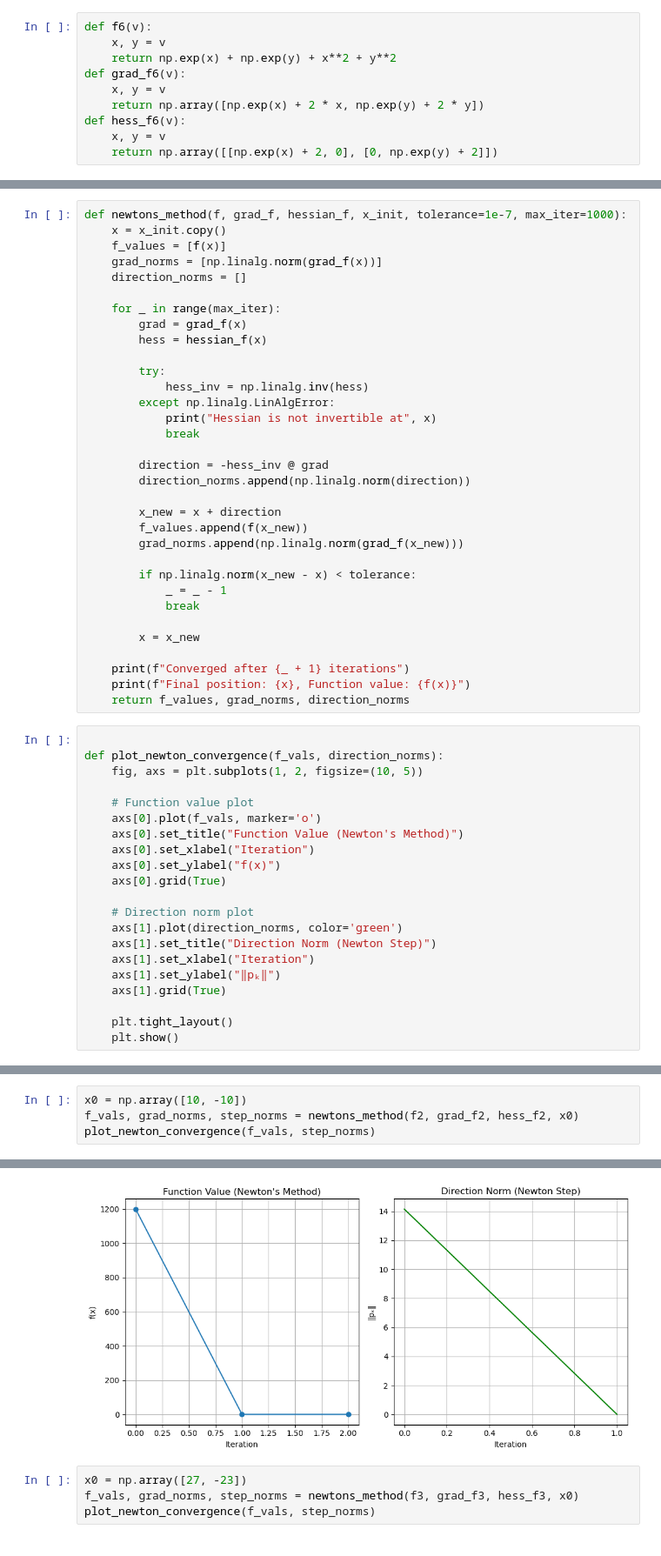
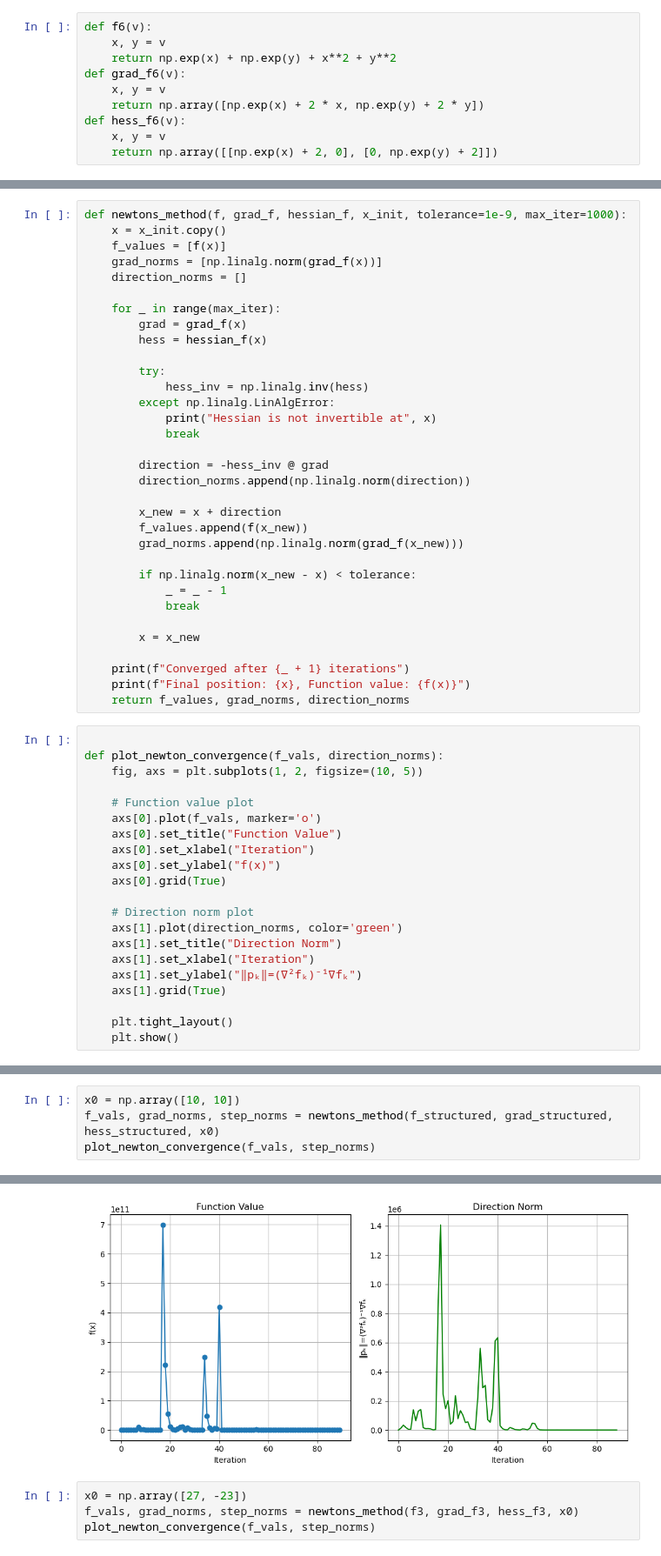
Before and after one commit to Devang420/Summer-Project, a Jupyter notebook: newtons.ipynb, the cells around one changed output, grey strips where cells are left out. Shown: that part at 87% size. Drawn from its saved outputs; the diff is of its cells as text.

```diff
--- a/newtons.ipynb
+++ b/newtons.ipynb
@@ -58,5 +113,5 @@ def hess_f6(v):
 # %%
-def newtons_method(f, grad_f, hessian_f, x_init, tolerance=1e-7, max_iter=1000):
+def newtons_method(f, grad_f, hessian_f, x_init, tolerance=1e-9, max_iter=1000):
     x = x_init.copy()
     f_values = [f(x)]
     grad_norms = [np.linalg.norm(grad_f(x))]
@@ -95,16 +150,16 @@ def plot_newton_convergence(f_vals, direction_norms):
 
     # Function value plot
     axs[0].plot(f_vals, marker='o')
-    axs[0].set_title("Function Value (Newton's Method)")
+    axs[0].set_title("Function Value")
     axs[0].set_xlabel("Iteration")
     axs[0].set_ylabel("f(x)")
     axs[0].grid(True)
 
     # Direction norm plot
     axs[1].plot(direction_norms, color='green')
-    axs[1].set_title("Direction Norm (Newton Step)")
+    axs[1].set_title("Direction Norm")
     axs[1].set_xlabel("Iteration")
-    axs[1].set_ylabel("‖pₖ‖")
+    axs[1].set_ylabel("‖pₖ‖=(∇²fₖ)⁻¹∇fₖ")
     axs[1].grid(True)
 
     plt.tight_layout()
@@ -120,5 +175,5 @@ Final position: [3. 2.], Function value: 0.0
 # %%
-x0 = np.array([10, -10])
-f_vals, grad_norms, step_norms = newtons_method(f2, grad_f2, hess_f2, x0)
+x0 = np.array([10, 10])
+f_vals, grad_norms, step_norms = newtons_method(f_structured, grad_structured, hess_structured, x0)
 plot_newton_convergence(f_vals, step_norms)
 # %% [output]
@@ -127,4 +182,4 @@ Final position: [0. 0.], Function value: 0.0
-[figure, old version]
+[figure, new version]
 # %%
 x0 = np.array([27, -23])
 f_vals, grad_norms, step_norms = newtons_method(f3, grad_f3, hess_f3, x0)
```
Also changed, not shown: parts of 6 cells of this notebook, 9 other files.
